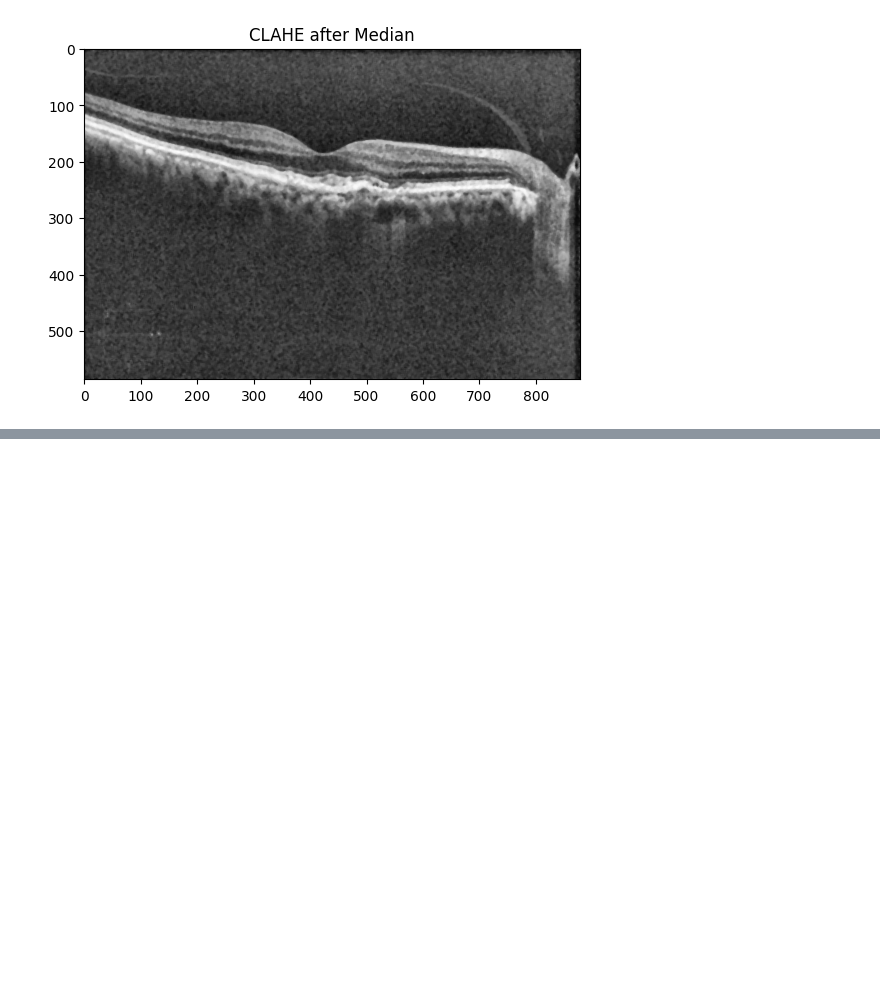
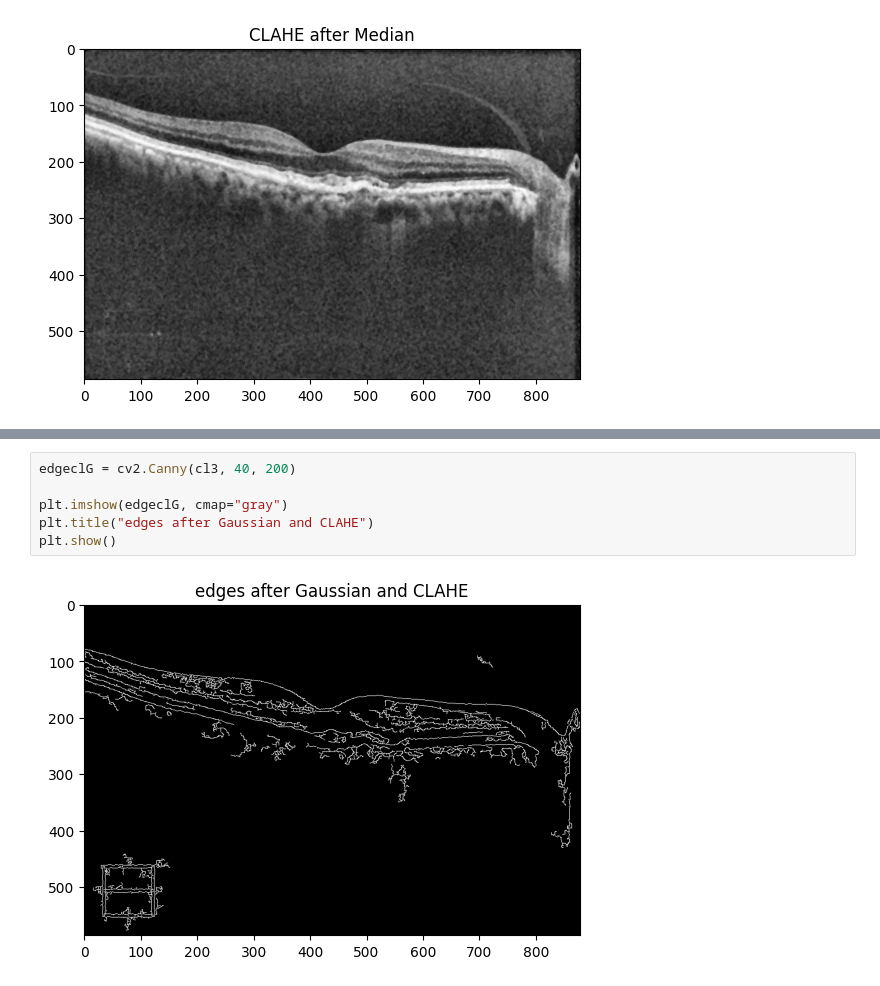
Before and after one commit to KogenNobori/ML-OCT, a Jupyter notebook: Denoising_contrast_enhancement.ipynb, the cells around one changed output, grey strips where cells are left out. Cells and saved outputs as stored; diff of their text form; blank space fills up the shorter version.

```diff
--- a/Denoising_contrast_enhancement.ipynb
+++ b/Denoising_contrast_enhancement.ipynb
@@ -142,0 +163,8 @@ plt.show()
+# %%
+edgeclG = cv2.Canny(cl3, 40, 200)
+
+plt.imshow(edgeclG, cmap="gray")
+plt.title("edges after Gaussian and CLAHE")
+plt.show()
+# %% [output]
+[figure, added]
```
Also changed, not shown: parts of 6 cells of this notebook.
